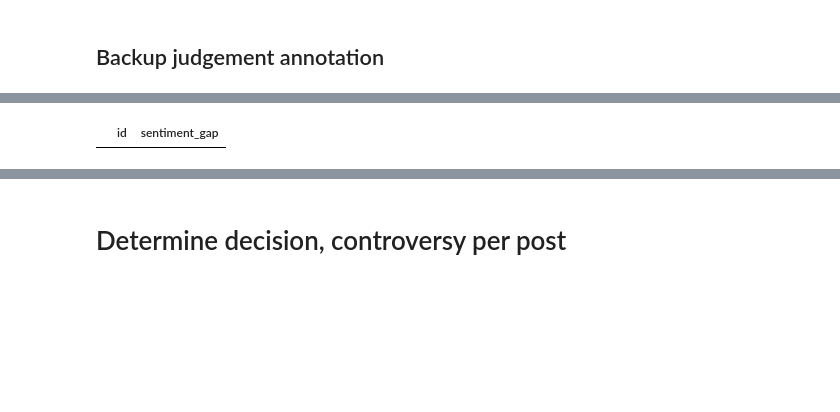
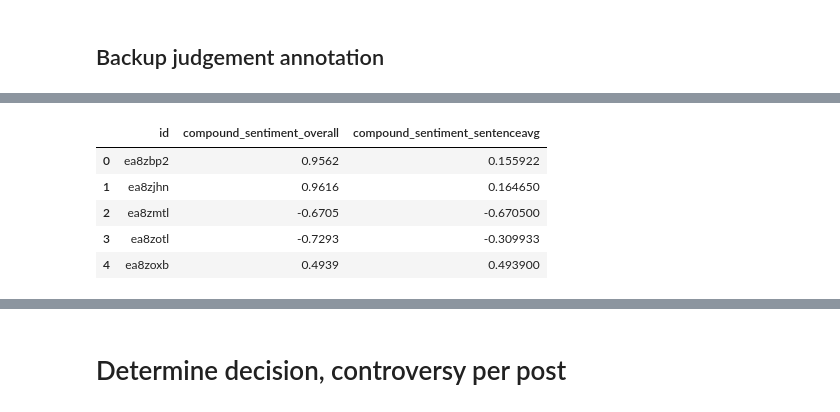
Before and after one commit to cephcyn/cornell_cs6742_a2, a Jupyter notebook: 01_metric_feasibility.ipynb, the cells around one changed output, grey strips where cells are left out. Saved outputs shown, nothing was run; the diff lists cells and outputs as text; code cells hidden in the pictures; blank space fills up the shorter version.

Commit message:
add sentiment databackup

```diff
--- a/01_metric_feasibility.ipynb
+++ b/01_metric_feasibility.ipynb
@@ -235,0 +240,8 @@ comms_df[:2]
+# %%
+import nltk
+_ = nltk.download(['vader_lexicon']) # Download pretrained sentiment analysis
+
+from nltk.sentiment import SentimentIntensityAnalyzer
+sia = SentimentIntensityAnalyzer()
+
+from nltk.tokenize import sent_tokenize
@@ -236,22 +280,28 @@ comms_df[:2]
 # %%
-# Get the sentiment difference between comment text and its parent (original post or parent comment text)
+# Get the sentiment of each comment plaintext
 def comment_sentiment(comms_df):
-    tags = {'id': [], 'sentiment_gap': []}
-    # TODO figure out how to do this
-#     tags = {'id':[], 'judgement_tag':[]}
-#     for _, comment in comms_df.iterrows():
-#         judgements = []
-#         for ptag in potential_tags:
-#             if (isinstance(comment['body'], str)) and (ptag in comment['body']):
-#                 judgements.append(ptag)
-#         tags['id'].append(comment['id'])
-#         if len(judgements)==1:
-#             tags['judgement_tag'].append(judgements[0])
-#         else:
-#             tags['judgement_tag'].append(None)
+    tags = {'id': [], 'compound_sentiment_overall': [], 'compound_sentiment_sentenceavg': []}
+    for _, comment in comms_df.iterrows():
+        text = comment['body']
+        if isinstance(text, str):
+            csentiment_overall = sia.polarity_scores(text)['compound']
+            csentiment_sentence = [sia.polarity_scores(s)['compound'] for s in sent_tokenize(text)]
+            csentiment_sentence = sum(csentiment_sentence)/len(csentiment_sentence)
+        else:
+            csentiment_overall = 0
+            csentiment_sentence = 0
+        # Save sentiment pieces
+        tags['id'].append(comment['id'])
+        tags['compound_sentiment_overall'].append(csentiment_overall)
+        tags['compound_sentiment_sentenceavg'].append(csentiment_sentence)
     return pd.DataFrame(tags)
 
 comment_sentiment(comms_df[:5])
 # comms_df[:5].merge(comment_sentiment(comms_df[:5]), left_on='id', right_on='id')
 # %% [output]
-|  | id | sentiment_gap |
+|  | id | compound_sentiment_overall | compound_sentiment_sentenceavg |
+| 0 | ea8zbp2 | 0.9562 | 0.155922 |
+| 1 | ea8zjhn | 0.9616 | 0.164650 |
+| 2 | ea8zmtl | -0.6705 | -0.670500 |
+| 3 | ea8zotl | -0.7293 | -0.309933 |
+| 4 | ea8zoxb | 0.4939 | 0.493900 |
```
Also changed, not shown: parts of 19 cells of this notebook, 1 other file.
